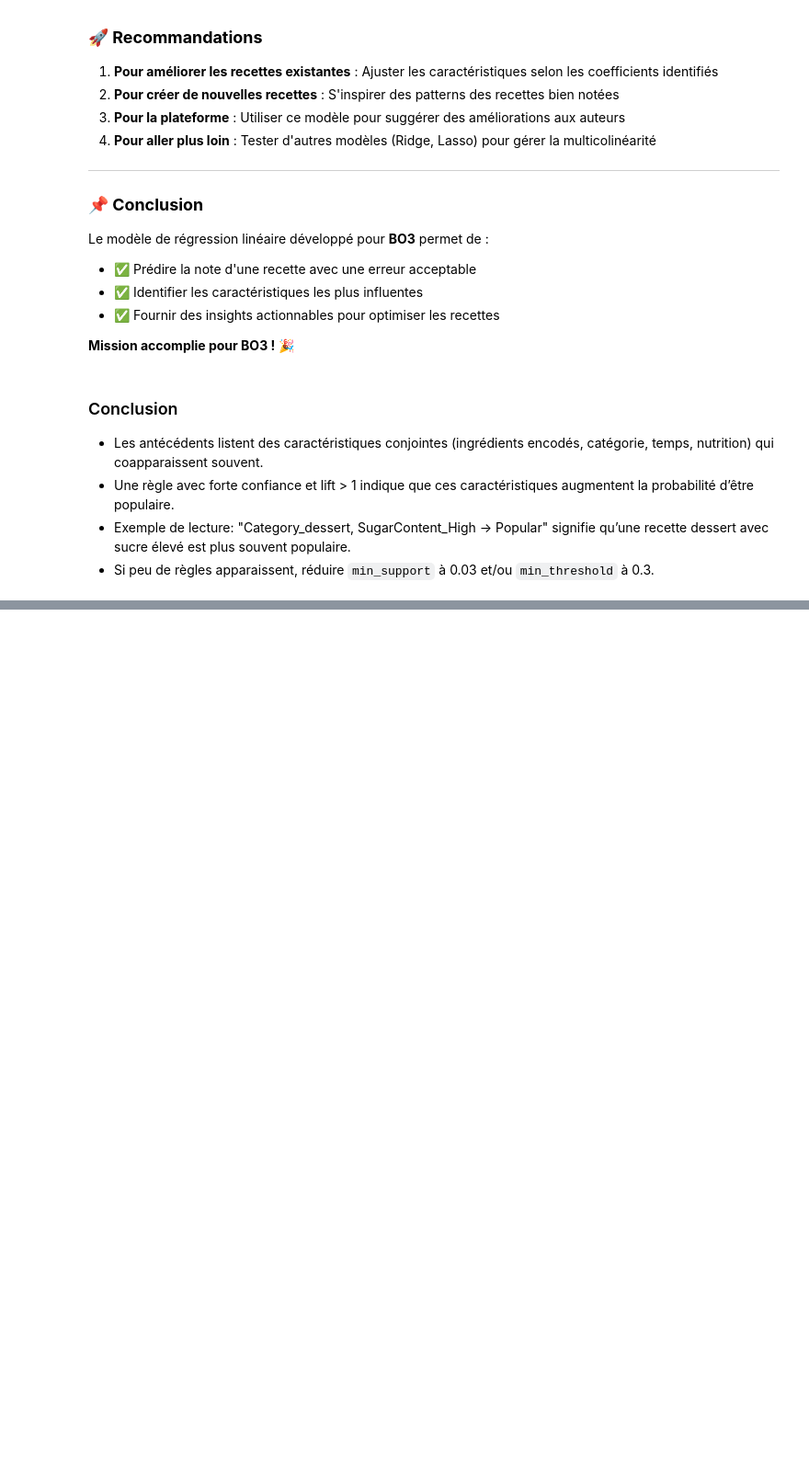
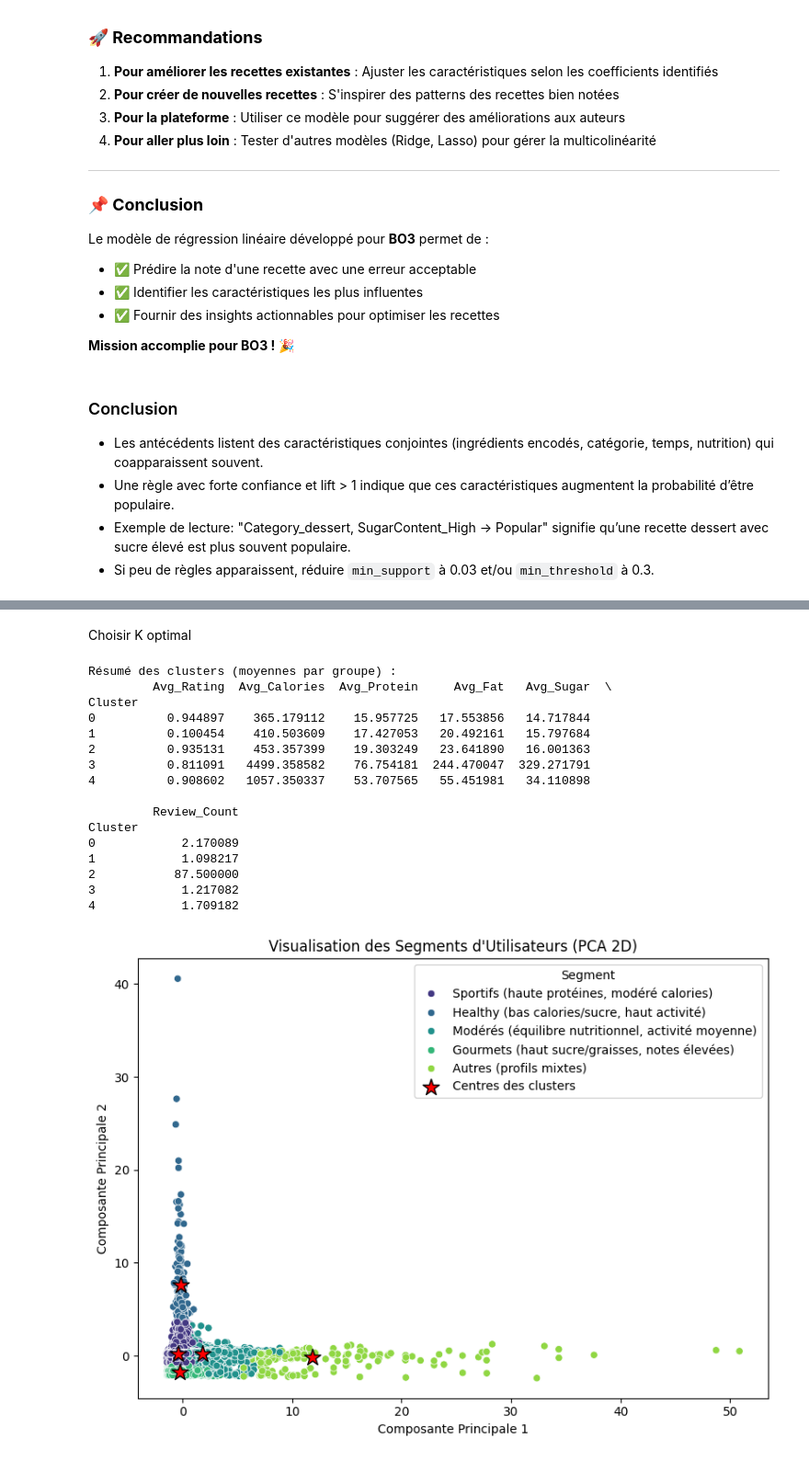
Before and after one commit to louaycodes/ProjetMachineLearning4Arctic, a Jupyter notebook: projetML.ipynb, the cells around one changed output, grey strips where cells are left out. Shown at 92% size. Drawn from its saved outputs; the diff is of its cells as text; code cells hidden in the pictures; blank space fills up the shorter version.

```diff
--- a/projetML.ipynb
+++ b/projetML.ipynb
@@ -140,7 +140,7 @@ La dataset est formée de 2 dataframes : les données sur les recettes se trouve
 #### ii. Suppression de colonnes sémantiquement pas nécessaires :
 # %%
 df_reviews = reviews.drop(
-    ['AuthorId', 'AuthorName', 'DateSubmitted', 'DateModified'],
+    ['AuthorName', 'DateSubmitted', 'DateModified'],
     axis=1,
     errors='ignore'
 )
@@ -1578,0 +1678,75 @@ Le modèle de régression linéaire développé pour **BO3** permet de :
+# %% [markdown]
+Choisir K optimal
+# %%
+optimal_k = 5
+kmeans = KMeans(n_clusters=optimal_k, random_state=42, n_init=10)
+user_profiles['Cluster'] = kmeans.fit_predict(X_cluster_pca)
+# %%
+from threadpoolctl import threadpool_limits
+import matplotlib.pyplot as plt
+import seaborn as sns
+from sklearn.decomposition import PCA
+
+with threadpool_limits(limits=1, user_api='blas'):
+    numeric_columns = ['Avg_Rating', 'Avg_Calories', 'Avg_Protein', 'Avg_Fat', 'Avg_Sugar', 'Review_Count']
+    cluster_summary = user_profiles.groupby('Cluster')[numeric_columns].mean()
+    print("Résumé des clusters (moyennes par groupe) :")
+    print(cluster_summary)
+    cluster_labels = {
+        0: 'Sportifs (haute protéines, modéré calories)',
+        1: 'Gourmets (haut sucre/graisses, notes élevées)',
+        2: 'Healthy (bas calories/sucre, haut activité)',
+        3: 'Autres (profils mixtes)',
+        4: 'Modérés (équilibre nutritionnel, activité moyenne)'
+    }
+    user_profiles['Profile_Type'] = user_profiles['Cluster'].map(cluster_labels)
+    pca_2d = PCA(n_components=2)
+    features_2d = pca_2d.fit_transform(X_cluster_scaled)
+
+    plt.figure(figsize=(8, 6))
+    sns.scatterplot(
+        x=features_2d[:, 0],
+        y=features_2d[:, 1],
+        hue=user_profiles['Profile_Type'],
+        palette='viridis'
+    )
+
+    import numpy as np
+    cluster_centers_2d = pca_2d.transform(
+        np.array([X_cluster_scaled[user_profiles['Cluster'] == i].mean(axis=0)
+                  for i in sorted(user_profiles['Cluster'].unique())])
+    )
+    plt.scatter(
+        cluster_centers_2d[:, 0],
+        cluster_centers_2d[:, 1],
+        c='red',
+        s=200,
+        marker='*',
+        edgecolor='black',
+        label='Centres des clusters'
+    )
+
+    plt.title('Visualisation des Segments d\'Utilisateurs (PCA 2D)')
+    plt.xlabel('Composante Principale 1')
+    plt.ylabel('Composante Principale 2')
+    plt.legend(title='Segment')
+    plt.tight_layout()
+    plt.show()
+# %% [output]
+Résumé des clusters (moyennes par groupe) :
+         Avg_Rating  Avg_Calories  Avg_Protein     Avg_Fat   Avg_Sugar  \
+Cluster
+0          0.944897    365.179112    15.957725   17.553856   14.717844
+1          0.100454    410.503609    17.427053   20.492161   15.797684
+2          0.935131    453.357399    19.303249   23.641890   16.001363
+3          0.811091   4499.358582    76.754181  244.470047  329.271791
+4          0.908602   1057.350337    53.707565   55.451981   34.110898
+
+         Review_Count
+Cluster
+0            2.170089
+1            1.098217
+2           87.500000
+3            1.217082
+4            1.709182
+[figure, added]
```
Also changed, not shown: parts of 29 cells of this notebook.
